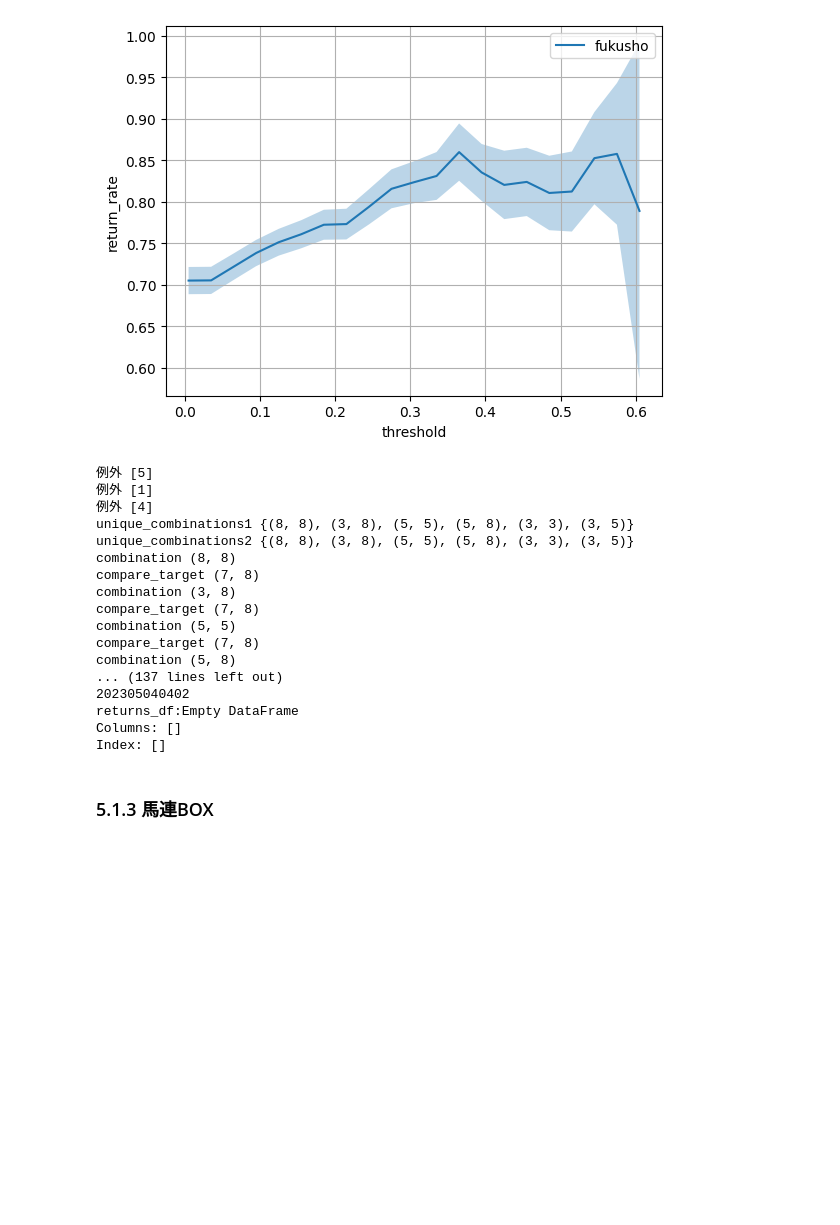
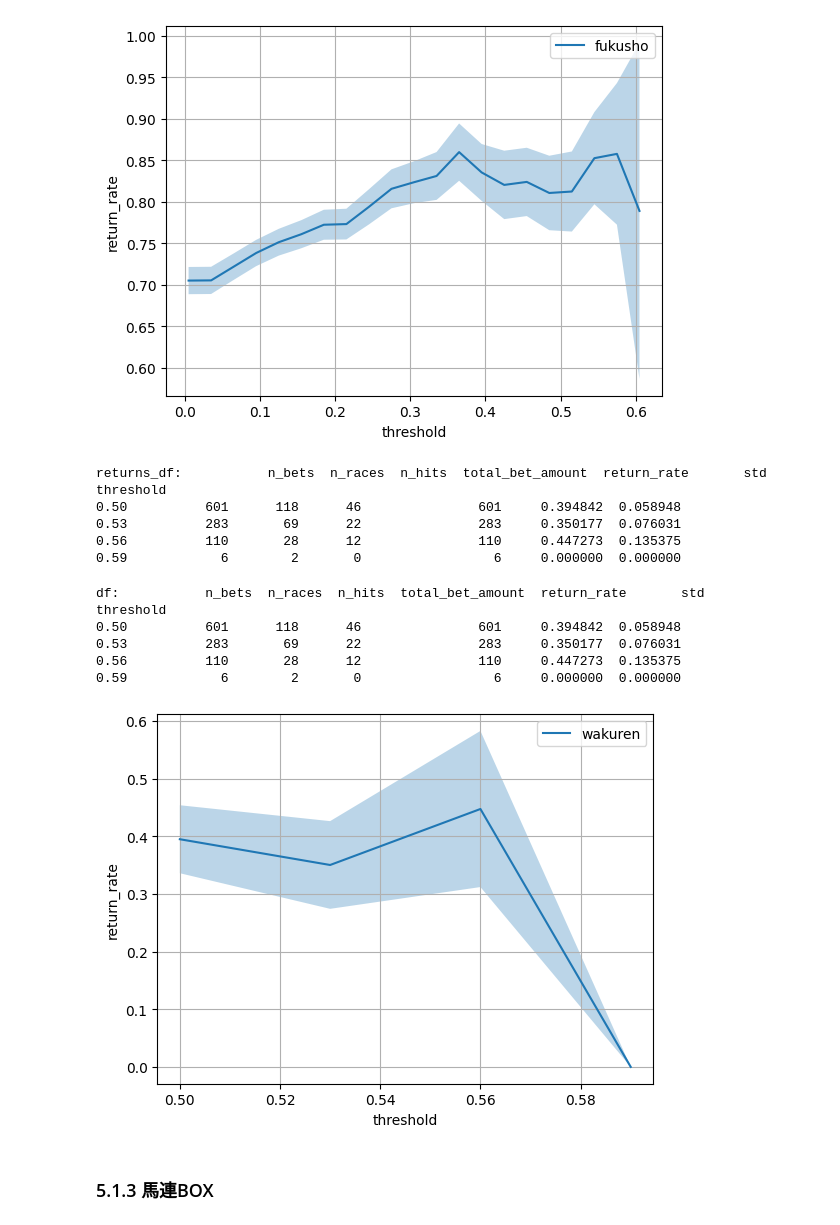
Before and after one commit to nmatsubara8/keibam, a Jupyter notebook: main.ipynb, the cells around one changed output. Drawn from its saved outputs; the diff is of its cells as text; code cells hidden in the pictures; blank space fills up the shorter version.

```diff
--- a/main.ipynb
+++ b/main.ipynb
@@ -563,7 +583,7 @@ returns = {}
 for i in tqdm(range(N_SAMPLES)):
     # T_RANGEの範囲を、N_SAMPLES等分して、thresholdをfor分で回す
     threshold = T_RANGE[1] * i / N_SAMPLES + T_RANGE[0] * (1 - (i / N_SAMPLES))
-    # print(f"threshold:{threshold}")
+    #print(f"threshold:{threshold}")
     try:
         # 賭ける馬券を決定
         actions = keiba_ai.decide_action(
@@ -573,7 +593,7 @@ for i in tqdm(range(N_SAMPLES)):
         )
         #print(f"actions{actions}\n")
         returns[threshold] = simulator.calc_returns(actions)
-        print(f"returns:{returns}")
+        #print(f"returns:{returns}")
     except Exception as e:
         print(e)
         break
@@ -581,26 +601,28 @@ returns_df = pd.DataFrame.from_dict(returns, orient="index")
 returns_df.index.name = "threshold"
 print(f"returns_df:{returns_df.head()}")
 # %% [output]
-例外 [5]
-例外 [1]
-例外 [4]
-unique_combinations1 {(8, 8), (3, 8), (5, 5), (5, 8), (3, 3), (3, 5)}
-unique_combinations2 {(8, 8), (3, 8), (5, 5), (5, 8), (3, 3), (3, 5)}
-combination (8, 8)
-compare_target (7, 8)
-combination (3, 8)
-compare_target (7, 8)
-combination (5, 5)
-compare_target (7, 8)
-combination (5, 8)
-... (137 lines left out)
-202305040402
-returns_df:Empty DataFrame
-Columns: []
-Index: []
+returns_df:           n_bets  n_races  n_hits  total_bet_amount  return_rate       std
+threshold
+0.50          601      118      46               601     0.394842  0.058948
+0.53          283       69      22               283     0.350177  0.076031
+0.56          110       28      12               110     0.447273  0.135375
+0.59            6        2       0                 6     0.000000  0.000000
 # %%
 # シミュレーション結果も、models/YYYYMMDD/に保存しておくとわかりやすい。
 returns_df.to_pickle("models/20240224/wakuren.pickle")
+# %%
+from src.simulation._plot import plot_single_threshold
+
+# 回収率をプロット
+plot_single_threshold(returns_df, N_SAMPLES, label="wakuren")
+# %% [output]
+df:           n_bets  n_races  n_hits  total_bet_amount  return_rate       std
+threshold
+0.50          601      118      46               601     0.394842  0.058948
+0.53          283       69      22               283     0.350177  0.076031
+0.56          110       28      12               110     0.447273  0.135375
+0.59            6        2       0                 6     0.000000  0.000000
+[figure, added]
 # %% [markdown]
 ### 5.1.3 馬連BOX
 # %%
```
Also changed, not shown: parts of 10 cells of this notebook, 4 other files.
